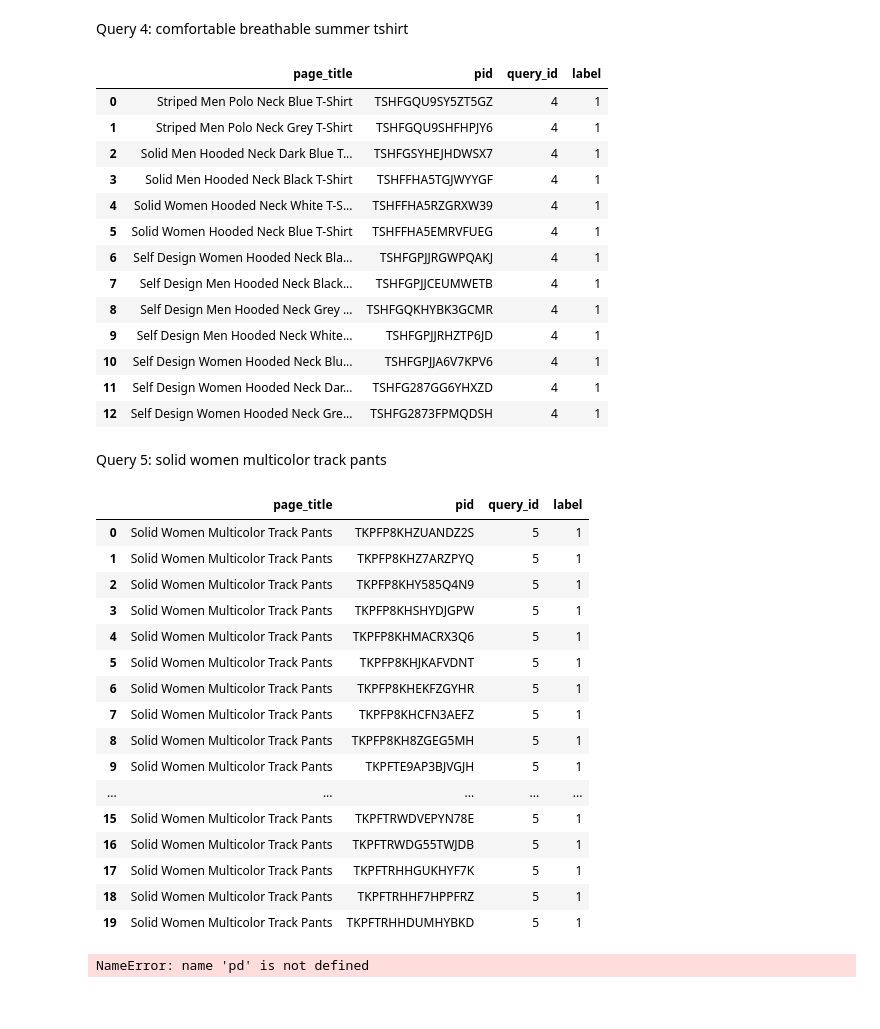
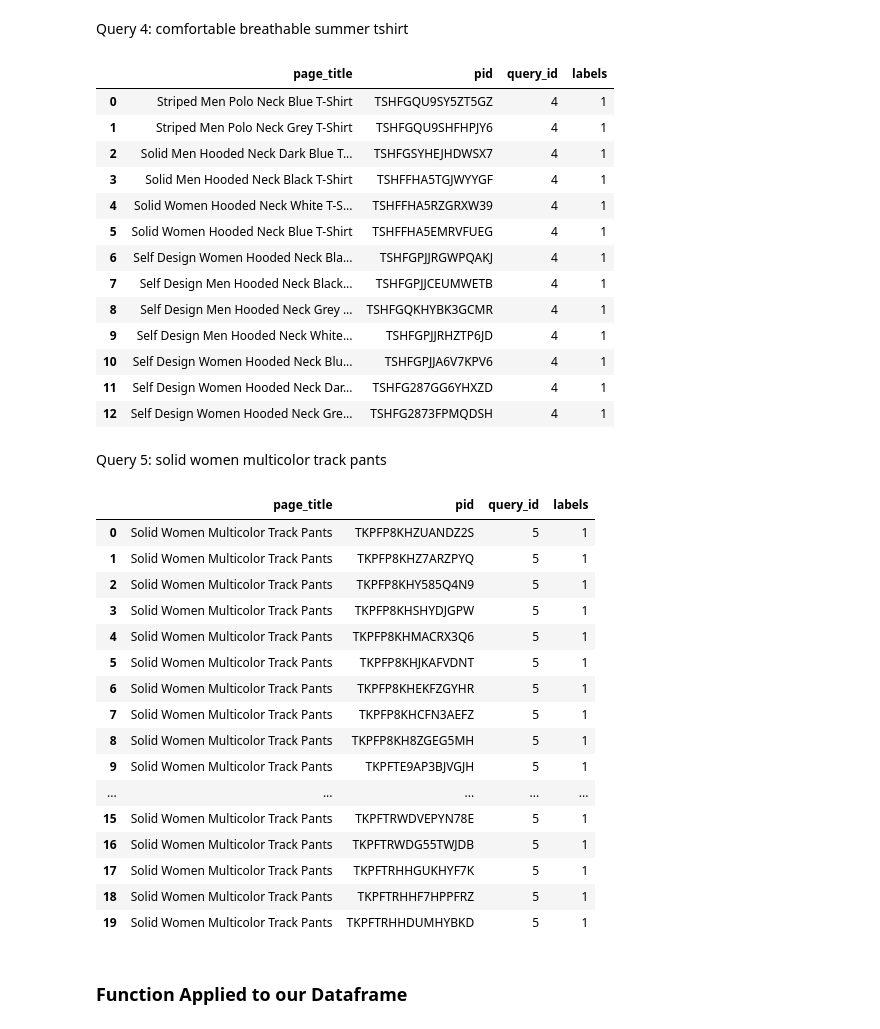
Before and after one commit to PereAhrigones/IRWA-2025, a Jupyter notebook: project_progress/part_2/part2.ipynb, the cells around one changed output. Drawn from its saved outputs; the diff is of its cells as text; code cells hidden in the pictures.

```diff
--- a/project_progress/part_2/part2.ipynb
+++ b/project_progress/part_2/part2.ipynb
@@ -344,10 +335,10 @@ query4 = "comfortable breathable summer tshirt"
 top = 20
 ranked_docs_q4 = search_tfidf(query4, index, idf, tf, title_index)
 # %%
-query4_df = pd.DataFrame([{"page_title": title_index[d_id], "pid": d_id, "query_id": 4, "label": 1} for d_id in ranked_docs_q4[:top]])
+query4_df = pd.DataFrame([{"page_title": title_index[d_id], "pid": d_id, "query_id": 4, "labels": 1} for d_id in ranked_docs_q4[:top]])
 query4_df.head(20)
 # %% [output]
-|  | page_title | pid | query_id | label |
+|  | page_title | pid | query_id | labels |
 | 0 | Striped Men Polo Neck Blue T-Shirt | TSHFGQU9SY5ZT5GZ | 4 | 1 |
 | 1 | Striped Men Polo Neck Grey T-Shirt | TSHFGQU9SHFHPJY6 | 4 | 1 |
 | 2 | Solid Men Hooded Neck Dark Blue T... | TSHFGSYHEJHDWSX7 | 4 | 1 |
@@ -368,10 +359,10 @@ query5 = "solid women multicolor track pants"
 top = 20
 ranked_docs_q5 = search_tfidf(query5, index, idf, tf, title_index)
 # %%
-query5_df = pd.DataFrame([{"page_title": title_index[d_id], "pid": d_id, "query_id": 5, "label": 1} for d_id in ranked_docs_q5[:top]])
+query5_df = pd.DataFrame([{"page_title": title_index[d_id], "pid": d_id, "query_id": 5, "labels": 1} for d_id in ranked_docs_q5[:top]])
 query5_df.head(20)
 # %% [output]
-|  | page_title | pid | query_id | label |
+|  | page_title | pid | query_id | labels |
 | 0 | Solid Women Multicolor Track Pants | TKPFP8KHZUANDZ2S | 5 | 1 |
 | 1 | Solid Women Multicolor Track Pants | TKPFP8KHZ7ARZPYQ | 5 | 1 |
 | 2 | Solid Women Multicolor Track Pants | TKPFP8KHY585Q4N9 | 5 | 1 |
@@ -388,7 +379,3 @@ query5_df.head(20)
 | 17 | Solid Women Multicolor Track Pants | TKPFTRHHGUKHYF7K | 5 | 1 |
 | 18 | Solid Women Multicolor Track Pants | TKPFTRHHF7HPPFRZ | 5 | 1 |
 | 19 | Solid Women Multicolor Track Pants | TKPFTRHHDUMHYBKD | 5 | 1 |
-# %%
-df_queries = pd.concat([query1_df, query2_df, query3_df, query4_df, query5_df], ignore_index=True)
-# %% [output]
-NameError: name 'pd' is not defined
@@ -394,0 +384,2 @@ NameError: name 'pd' is not defined
+# %% [markdown]
+### Function Applied to our Dataframe
```
Also changed, not shown: parts of 11 cells of this notebook, 1 other file.
